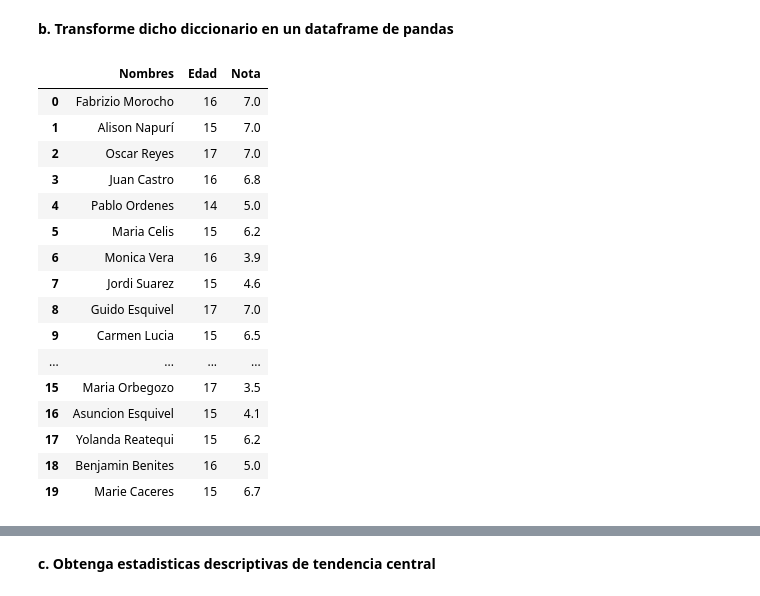
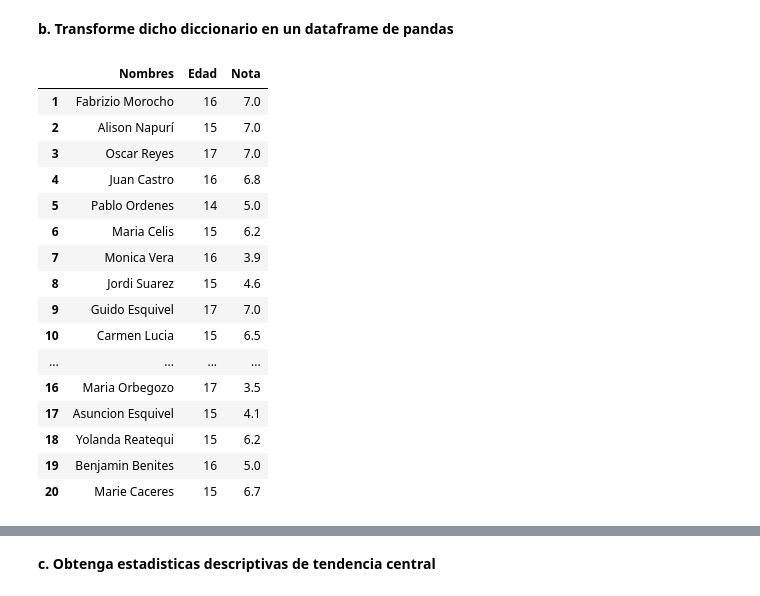
Before and after one commit to marievera/Ejercicios_Python, a Jupyter notebook: Miniproyecto1.ipynb, the cells around one changed output, grey strips where cells are left out. Saved outputs shown, nothing was run; the diff lists cells and outputs as text; code cells hidden in the pictures.

```diff
--- a/Miniproyecto1.ipynb
+++ b/Miniproyecto1.ipynb
@@ -161,9 +163,9 @@ memory usage: 470.0+ bytes
 import pandas as pd
 
 Notas_alumnos = {
-    "Nombres":["Fabrizio Morocho", "Alison Napurí", "Oscar Reyes", "Juan Castro", "Pablo Ordenes", "Maria Celis", "Monica Vera", "Jordi Suarez", "Guido Esquivel","Carmen Lucia", "Emily Quinn", "Techi Zanabria", "Jorge Bobadilla", "Felipe Ordonez", "Sara Vera", "Maria Orbegozo", "Asuncion Esquivel", "Yolanda Reatequi", "Benjamin Benites", "Marie Caceres" ],
-    "Edad":[16, 15, 17, 16, 14, 15, 16, 15, 17, 15, 15, 16, 14, 17, 16, 17, 15, 15, 16, 15],
-    "Nota":[7.0, 7.0, 7.0, 6.8, 5.0, 6.2, 3.9, 4.6, 7.0, 6.5, 5.4, 5.1, 6.2, 6.8, 6.8, 3.5, 4.1, 6.2, 5.0, 6.7]
+    'Nombres': ['Fabrizio Morocho', 'Alison Napurí', 'Oscar Reyes', 'Juan Castro', 'Pablo Ordenes', 'Maria Celis', 'Monica Vera', 'Jordi Suarez', 'Guido Esquivel', 'Carmen Lucia', 'Emily Quinn', 'Techi Zanabria', 'Jorge Bobadilla', 'Felipe Ordonez', 'Sara Vera', 'Maria Orbegozo', 'Asuncion Esquivel', 'Yolanda Reatequi', 'Benjamin Benites', 'Marie Caceres'],
+    'Edad': [16, 15, 17, 16, 14, 15, 16, 15, 17, 15, 15, 16, 18, 17, 16, 17, 15, 15, 16, 15],
+    'Nota': [7.0, 7.0, 7.0, 6.8, 5.0, 6.2, 3.9, 4.6, 7.0, 6.5, 5.4, 5.1, 3.5, 6.8, 6.8, 3.5, 4.1, 6.2, 5.0, 6.7]
 }
 
 Notas_alumnos
@@ -189,22 +191,23 @@ Notas_alumnos
 **b. Transforme dicho diccionario en un dataframe de pandas**
 # %%
 df1 = pd.DataFrame(Notas_alumnos)
+df1.index = range(1, len(df1) + 1)
 df1
 # %% [output]
 |  | Nombres | Edad | Nota |
-| 0 | Fabrizio Morocho | 16 | 7.0 |
-| 1 | Alison Napurí | 15 | 7.0 |
-| 2 | Oscar Reyes | 17 | 7.0 |
-| 3 | Juan Castro | 16 | 6.8 |
-| 4 | Pablo Ordenes | 14 | 5.0 |
-| 5 | Maria Celis | 15 | 6.2 |
-| 6 | Monica Vera | 16 | 3.9 |
-| 7 | Jordi Suarez | 15 | 4.6 |
-| 8 | Guido Esquivel | 17 | 7.0 |
-| 9 | Carmen Lucia | 15 | 6.5 |
+| 1 | Fabrizio Morocho | 16 | 7.0 |
+| 2 | Alison Napurí | 15 | 7.0 |
+| 3 | Oscar Reyes | 17 | 7.0 |
+| 4 | Juan Castro | 16 | 6.8 |
+| 5 | Pablo Ordenes | 14 | 5.0 |
+| 6 | Maria Celis | 15 | 6.2 |
+| 7 | Monica Vera | 16 | 3.9 |
+| 8 | Jordi Suarez | 15 | 4.6 |
+| 9 | Guido Esquivel | 17 | 7.0 |
+| 10 | Carmen Lucia | 15 | 6.5 |
 | ... | ... | ... | ... |
-| 15 | Maria Orbegozo | 17 | 3.5 |
-| 16 | Asuncion Esquivel | 15 | 4.1 |
-| 17 | Yolanda Reatequi | 15 | 6.2 |
-| 18 | Benjamin Benites | 16 | 5.0 |
-| 19 | Marie Caceres | 15 | 6.7 |
+| 16 | Maria Orbegozo | 17 | 3.5 |
+| 17 | Asuncion Esquivel | 15 | 4.1 |
+| 18 | Yolanda Reatequi | 15 | 6.2 |
+| 19 | Benjamin Benites | 16 | 5.0 |
+| 20 | Marie Caceres | 15 | 6.7 |
```
Also changed, not shown: parts of 30 cells of this notebook.
